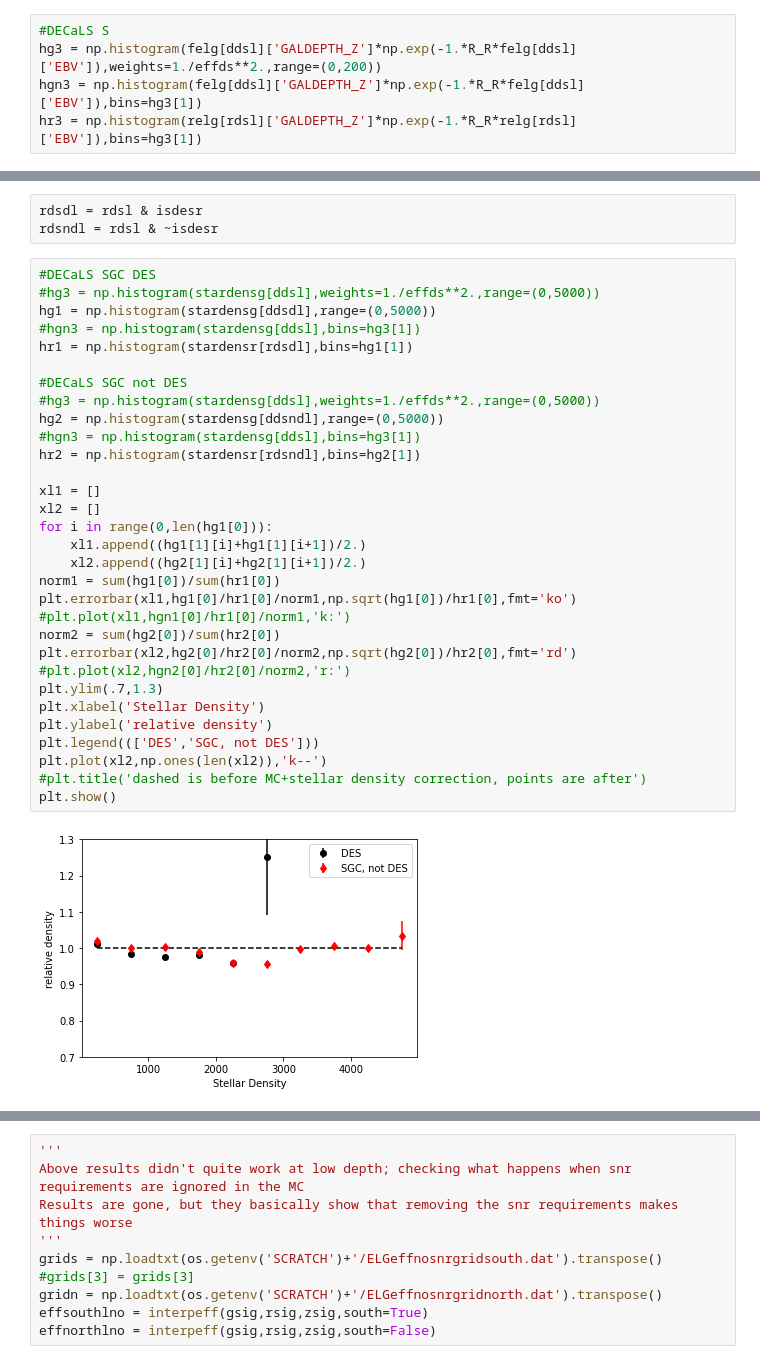
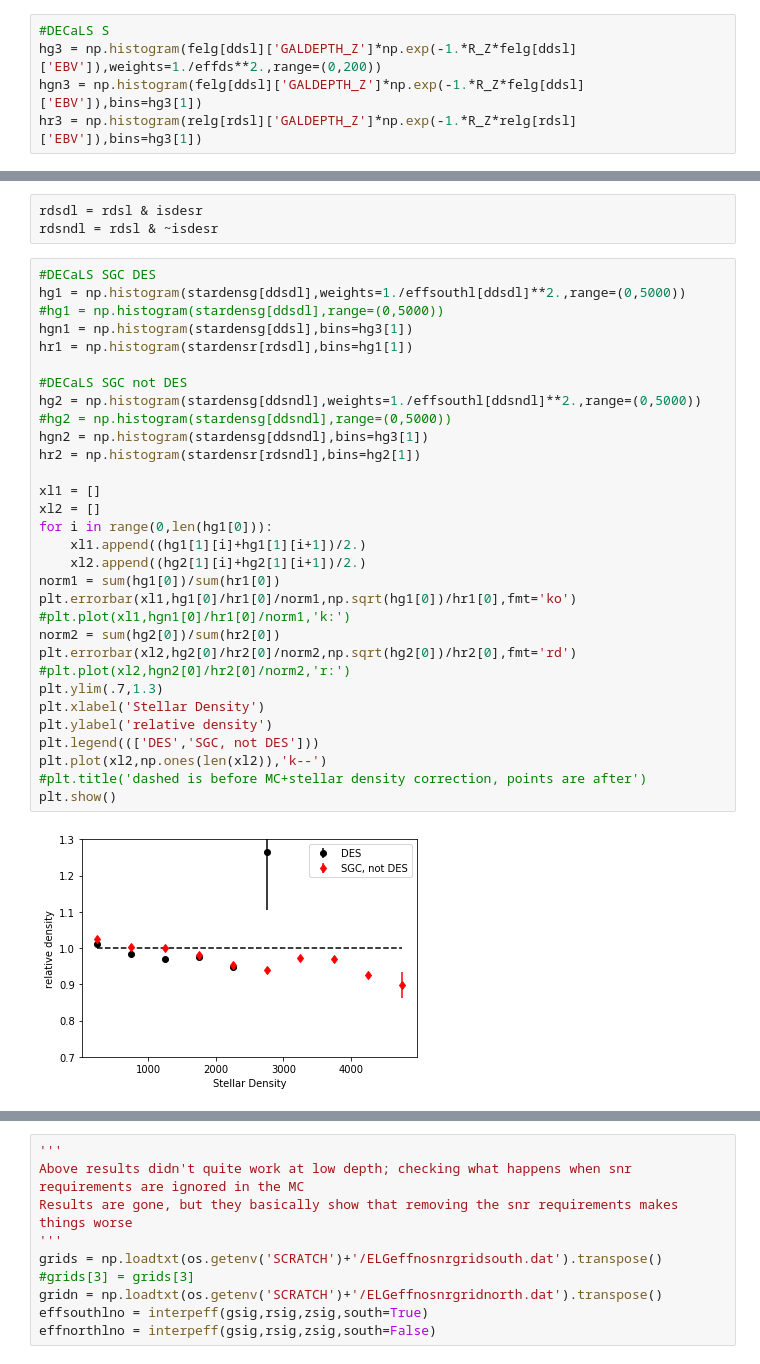
Before and after one commit to desihub/LSS, a Jupyter notebook: Sandbox/ELGgalforeground.ipynb, the cells around one changed output, grey strips where cells are left out. Cells and saved outputs as stored; diff of their text form.

```diff
--- a/Sandbox/ELGgalforeground.ipynb
+++ b/Sandbox/ELGgalforeground.ipynb
@@ -541,9 +541,9 @@ hgn2 = np.histogram(felg[ddnl]['GALDEPTH_Z']*np.exp(-1.*R_Z*felg[ddnl]['EBV']),b
 hr2 = np.histogram(relg[rdnl]['GALDEPTH_Z']*np.exp(-1.*R_Z*relg[rdnl]['EBV']),bins=hg2[1])
 # %%
 #DECaLS S
-hg3 = np.histogram(felg[ddsl]['GALDEPTH_Z']*np.exp(-1.*R_R*felg[ddsl]['EBV']),weights=1./effds**2.,range=(0,200))
-hgn3 = np.histogram(felg[ddsl]['GALDEPTH_Z']*np.exp(-1.*R_R*felg[ddsl]['EBV']),bins=hg3[1])
-hr3 = np.histogram(relg[rdsl]['GALDEPTH_Z']*np.exp(-1.*R_R*relg[rdsl]['EBV']),bins=hg3[1])
+hg3 = np.histogram(felg[ddsl]['GALDEPTH_Z']*np.exp(-1.*R_Z*felg[ddsl]['EBV']),weights=1./effds**2.,range=(0,200))
+hgn3 = np.histogram(felg[ddsl]['GALDEPTH_Z']*np.exp(-1.*R_Z*felg[ddsl]['EBV']),bins=hg3[1])
+hr3 = np.histogram(relg[rdsl]['GALDEPTH_Z']*np.exp(-1.*R_Z*relg[rdsl]['EBV']),bins=hg3[1])
 # %%
 xl1 = []
 xl2 = []
@@ -944,34 +944,34 @@ rdsdl = rdsl & isdesr
 rdsndl = rdsl & ~isdesr
 # %%
 #DECaLS SGC DES
-#hg3 = np.histogram(stardensg[ddsl],weights=1./effds**2.,range=(0,5000))
-hg1 = np.histogram(stardensg[ddsdl],range=(0,5000))
-#hgn3 = np.histogram(stardensg[ddsl],bins=hg3[1])
+hg1 = np.histogram(stardensg[ddsdl],weights=1./effsouthl[ddsdl]**2.,range=(0,5000))
+#hg1 = np.histogram(stardensg[ddsdl],range=(0,5000))
+hgn1 = np.histogram(stardensg[ddsl],bins=hg3[1])
 hr1 = np.histogram(stardensr[rdsdl],bins=hg1[1])
 
 #DECaLS SGC not DES
-#hg3 = np.histogram(stardensg[ddsl],weights=1./effds**2.,range=(0,5000))
-hg2 = np.histogram(stardensg[ddsndl],range=(0,5000))
-#hgn3 = np.histogram(stardensg[ddsl],bins=hg3[1])
+hg2 = np.histogram(stardensg[ddsndl],weights=1./effsouthl[ddsndl]**2.,range=(0,5000))
+#hg2 = np.histogram(stardensg[ddsndl],range=(0,5000))
+hgn2 = np.histogram(stardensg[ddsndl],bins=hg3[1])
 hr2 = np.histogram(stardensr[rdsndl],bins=hg2[1])
 
 xl1 = []
 xl2 = []
 for i in range(0,len(hg1[0])):
     xl1.append((hg1[1][i]+hg1[1][i+1])/2.)
     xl2.append((hg2[1][i]+hg2[1][i+1])/2.)
 norm1 = sum(hg1[0])/sum(hr1[0])
 plt.errorbar(xl1,hg1[0]/hr1[0]/norm1,np.sqrt(hg1[0])/hr1[0],fmt='ko')
 #plt.plot(xl1,hgn1[0]/hr1[0]/norm1,'k:')
 norm2 = sum(hg2[0])/sum(hr2[0])
 plt.errorbar(xl2,hg2[0]/hr2[0]/norm2,np.sqrt(hg2[0])/hr2[0],fmt='rd')
 #plt.plot(xl2,hgn2[0]/hr2[0]/norm2,'r:')
 plt.ylim(.7,1.3)
 plt.xlabel('Stellar Density')
 plt.ylabel('relative density')
 plt.legend((['DES','SGC, not DES']))
 plt.plot(xl2,np.ones(len(xl2)),'k--')
 #plt.title('dashed is before MC+stellar density correction, points are after')
 plt.show()
 # %% [output]
-[figure, old version]
+[figure, new version]
```
Also changed, not shown: parts of 4 cells of this notebook.
